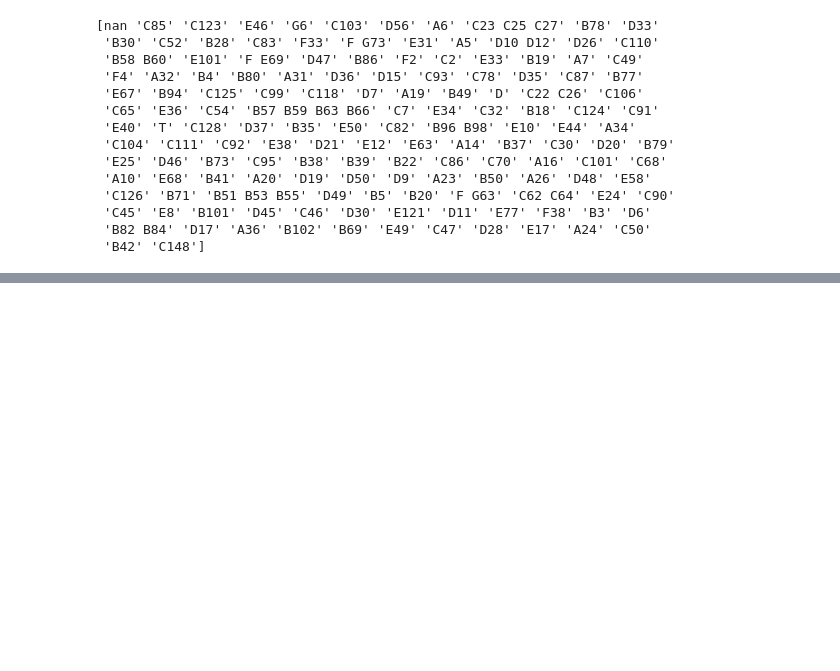
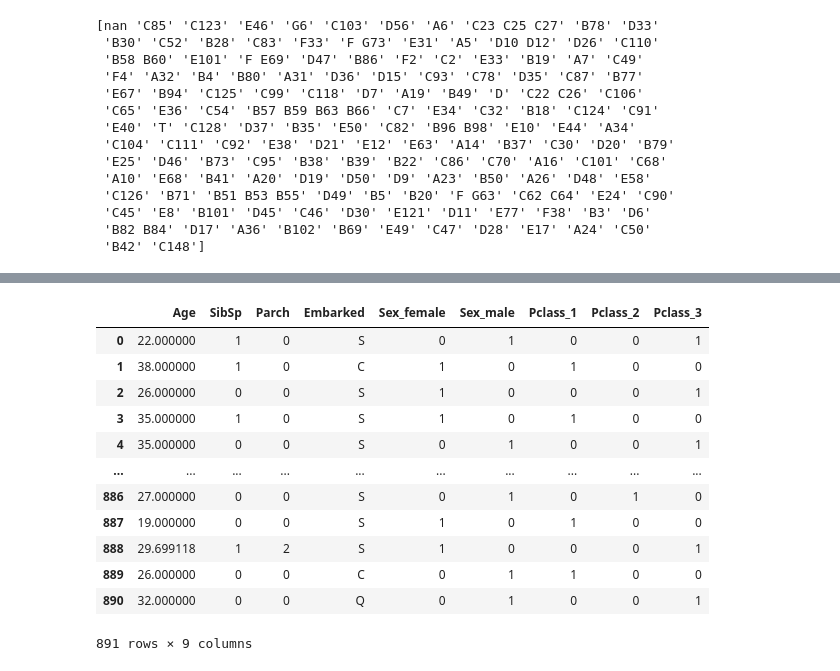
Before and after one commit to uzairwayne/python-sandbox, a Jupyter notebook: PGD-DS-AI-2024/PGD_ML/KNN/knn.ipynb, the cells around one changed output, grey strips where cells are left out. Drawn from its saved outputs; the diff is of its cells as text; code cells hidden in the pictures; blank space fills up the shorter version.

```diff
--- a/PGD-DS-AI-2024/PGD_ML/KNN/knn.ipynb
+++ b/PGD-DS-AI-2024/PGD_ML/KNN/knn.ipynb
@@ -4,5 +7,5 @@ from ydata_profiling import ProfileReport
 # %%
-df = pd.read_csv('../data/titanic.csv')
+df = pd.read_csv('data/titanic.csv')
 # %%
 df.head()
 # %% [output]
@@ -182,3 +185,5 @@ print(df.Cabin.unique())
  'C45' 'E8' 'B101' 'D45' 'C46' 'D30' 'E121' 'D11' 'E77' 'F38' 'B3' 'D6'
  'B82 B84' 'D17' 'A36' 'B102' 'B69' 'E49' 'C47' 'D28' 'E17' 'A24' 'C50'
  'B42' 'C148']
+# %%
+df.Cabin = df.Cabin.fillna(df.Cabin.mode()[0])
@@ -184,0 +257,3 @@ print(df.Cabin.unique())
+# %%
+X = df.drop(columns=['Survived', 'PassengerId', 'Name', 'Fare', 'Ticket', 'Cabin'])
+X.head()
@@ -184,0 +300,25 @@ print(df.Cabin.unique())
+# %%
+# encoding (ordinal encoding, label encoding, onehot encoding)
+# categorical (non numeric) columns where there exists an order we use orderinal encoding else one hot encoding
+# label encoding is suggested to be performed on output columns, but we sometimes use it in input columns as well
+# from sklearn.preprocessing import OrdinalEncoder
+# from sklearn.preprocessing import OneHotEncoder
+
+# one hot encoding breaks categorical column values to one column for each value
+
+# pandas has its own mehod to encode onhot on the dataset
+pd.get_dummies(X, columns=['Sex', 'Pclass'], dtype=int)
+# %% [output]
+|  | Age | SibSp | Parch | Embarked | Sex_female | Sex_male | Pclass_1 | Pclass_2 | Pclass_3 |
+| 0 | 22.000000 | 1 | 0 | S | 0 | 1 | 0 | 0 | 1 |
+| 1 | 38.000000 | 1 | 0 | C | 1 | 0 | 1 | 0 | 0 |
+| 2 | 26.000000 | 0 | 0 | S | 1 | 0 | 0 | 0 | 1 |
+| 3 | 35.000000 | 1 | 0 | S | 1 | 0 | 1 | 0 | 0 |
+| 4 | 35.000000 | 0 | 0 | S | 0 | 1 | 0 | 0 | 1 |
+| ... | ... | ... | ... | ... | ... | ... | ... | ... | ... |
+| 886 | 27.000000 | 0 | 0 | S | 0 | 1 | 0 | 1 | 0 |
+| 887 | 19.000000 | 0 | 0 | S | 1 | 0 | 1 | 0 | 0 |
+| 888 | 29.699118 | 1 | 2 | S | 1 | 0 | 0 | 0 | 1 |
+| 889 | 26.000000 | 0 | 0 | C | 0 | 1 | 1 | 0 | 0 |
+| 890 | 32.000000 | 0 | 0 | Q | 0 | 1 | 0 | 0 | 1 |
+891 rows × 9 columns
```
Also changed, not shown: parts of 40 cells of this notebook, 1 other file.
